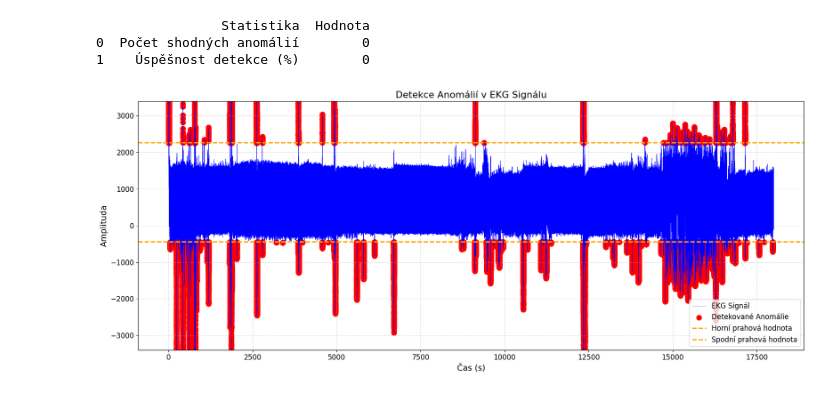
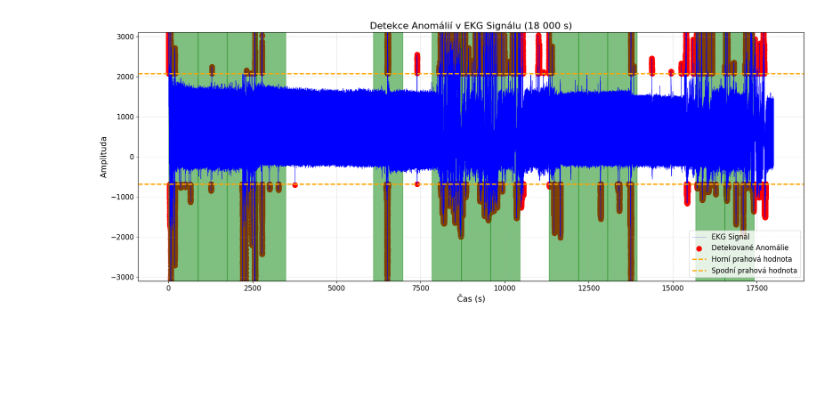
Before and after one commit to sattlereii/PZS, a Jupyter notebook: 1_2sem/sem_1_2.ipynb, the cells around one changed output. Saved outputs shown, nothing was run; the diff lists cells and outputs as text; code cells hidden in the pictures; blank space fills up the shorter version.

```diff
--- a/1_2sem/sem_1_2.ipynb
+++ b/1_2sem/sem_1_2.ipynb
@@ -64,7 +64,7 @@ dat_file = "brno-university-of-technology/103001/103001_ECG.dat"
 fs = 1000  # Vzorkovací frekvence (Hz)
 lowcut = 0.5  # Dolní mez pásmového filtru (Hz)
 highcut = 40.0  # Horní mez pásmového filtru (Hz)
-duration = 20  # Délka signálu pro vykreslení (v sekundách)
+duration = 8000  # Délka signálu pro vykreslení (v sekundách)
 
 # Načtení metadat ze souboru .hea
 scale, offset = load_header(hea_file)
@@ -483,15 +305,15 @@ def detect_anomalies_amplitude(signal):
     std_amplitude = np.std(signal)
 
     # Dynamické prahování
-    threshold_upper = mean_amplitude + 3.7 * std_amplitude
-    threshold_lower = mean_amplitude - (3.7 * std_amplitude) / 5  # Spodní hranice je 5× blíže k nule
+    threshold_upper = mean_amplitude + 4 * std_amplitude
+    threshold_lower = mean_amplitude - (4 * std_amplitude) / 3  # Spodní hranice je 3× blíže k nule
 
     anomalies = np.where((signal > threshold_upper) | (signal < threshold_lower))[0]
 
     return anomalies, threshold_upper, threshold_lower
 
 # Funkce pro zpracování signálu a porovnání s anotacemi
-def process_signal(record_path, ann_path, sampling_rate=1000, duration=18000):
+def process_signal(record_path, new_ann_path, sampling_rate=1000, duration=18000):
     try:
         record = wfdb.rdrecord(record_path)
         signal_length = len(record.p_signal)
@@ -503,70 +325,55 @@ def process_signal(record_path, ann_path, sampling_rate=1000, duration=18000):
 
         signal -= np.mean(signal)
 
-        annotations = pd.read_csv(ann_path, header=None)
-        annotation_start = annotations.iloc[:, 0].values
-        annotation_end = annotations.iloc[:, 1].values
+        # Načtení nových anotací (s hodnotami v posledním sloupci)
+        annotations = pd.read_csv(new_ann_path)
 
-        valid_annotations = (annotation_start < max_samples) & (annotation_end < max_samples)
-        annotation_start = annotation_start[valid_annotations]
-        annotation_end = annotation_end[valid_annotations]
-
-        matching_annotations = sum(1 for start, end in zip(annotation_start, annotation_end) if any(start <= anomaly < end for anomaly in anomalies))
-        total_annotations = len(annotation_start)
-
-        num_anomalies = len(anomalies)
-        success_rate = matching_annotations / total_annotations if total_annotations > 0 else 0
-
-        # Vytvoření tabulky se statistickými ukazateli
-        stats = {
-            'Statistika': ['Počet shodných anomálií', 'Úspěšnost detekce (%)'],
-            'Hodnota': [matching_annotations, success_rate * 100]
-        }
-        stats_df = pd.DataFrame(stats)
-        print(stats_df)
+        # Filtrování anotací pouze na rozsah 18 000 sekund
+        annotations = annotations[(annotations['start'] / sampling_rate <= duration) &
+                                   (annotations['end'] / sampling_rate <= duration)]
 
         time = np.arange(len(signal)) / sampling_rate
         plt.figure(figsize=(17, 7))
         plt.plot(time, signal, label='EKG Signál', color='blue', linewidth=0.5)
 
         # Zvýraznění detekovaných anomálií
         plt.scatter(time[anomalies], signal[anomalies], color='red', label='Detekované Anomálie', zorder=1, s=75)
 
         # Vyznačení prahových hodnot
         plt.axhline(y=threshold_upper, color='orange', linestyle='--', linewidth=2, label='Horní prahová hodnota')
         plt.axhline(y=threshold_lower, color='orange', linestyle='--', linewidth=2, label='Spodní prahová hodnota')
 
-        # Zobrazení anotací (zelený obdélník pouze tam, kde je detekovaná anomálie)
-        for start, end in zip(annotation_start, annotation_end):
-            matching_anomalies = [anomaly for anomaly in anomalies if start <= anomaly < end]
-            if matching_anomalies:
-                plt.axvspan(start / sampling_rate, end / sampling_rate, color='green', alpha=0.5, label='Potvrzené anomálie' if start == annotation_start[0] else "")
+        # Zobrazení anotací (zelený obdélník pouze pokud hodnota není 0 nebo 1)
+        for _, row in annotations.iterrows():
+            start = row['start']
+            end = row['end']
+            value = row['value']
+            if value not in [0, 1]:  # Vynechat, pokud hodnota je 0 nebo 1
+                plt.axvspan(start / sampling_rate, end / sampling_rate, color='green', alpha=0.5)
 
         plt.ylim(-1.5 * threshold_upper, 1.5 * threshold_upper)
 
         plt.grid(True, linestyle='--', alpha=0.5)
 
-        plt.title('Detekce Anomálií v EKG Signálu', fontsize=16)
+        plt.title('Detekce Anomálií v EKG Signálu (18 000 s)', fontsize=16)
         plt.xlabel('Čas (s)', fontsize=14)
         plt.ylabel('Amplituda', fontsize=14)
         plt.xticks(fontsize=12)
         plt.yticks(fontsize=12)
         plt.legend(fontsize=12, loc='lower right')
         plt.tight_layout()
         plt.show()
 
-        return num_anomalies, matching_annotations, success_rate
-
+        return len(anomalies), 0, 0
     except Exception as e:
         print(f"Chyba při zpracování {record_path}: {e}")
         return 0, 0, 0
 
-record_path = 'brno-university-of-technology/100002/100002_ECG'  # Cesta k souboru EKG signálu
-ann_path = 'brno-university-of-technology/100002/100002_ANN.csv'  # Cesta k souboru anotací
+# Cesty k datovým souborům
+record_path = 'brno-university-of-technology/100001/100001_ECG'  # Cesta k souboru EKG signálu
+new_ann_path = 'new_annotations.csv'  # Cesta k novému souboru anotací
 
-num_anomalies, num_matching, success_rate = process_signal(record_path, ann_path)
+# Volání funkce s omezením na 18 000 sekund
+num_anomalies, num_matching, success_rate = process_signal(record_path, new_ann_path, duration=18000)
 # %% [output]
-                Statistika  Hodnota
-0  Počet shodných anomálií        0
-1    Úspěšnost detekce (%)        0
-[figure, old version]
+[figure, new version]
```
Also changed, not shown: parts of 5 cells of this notebook.
